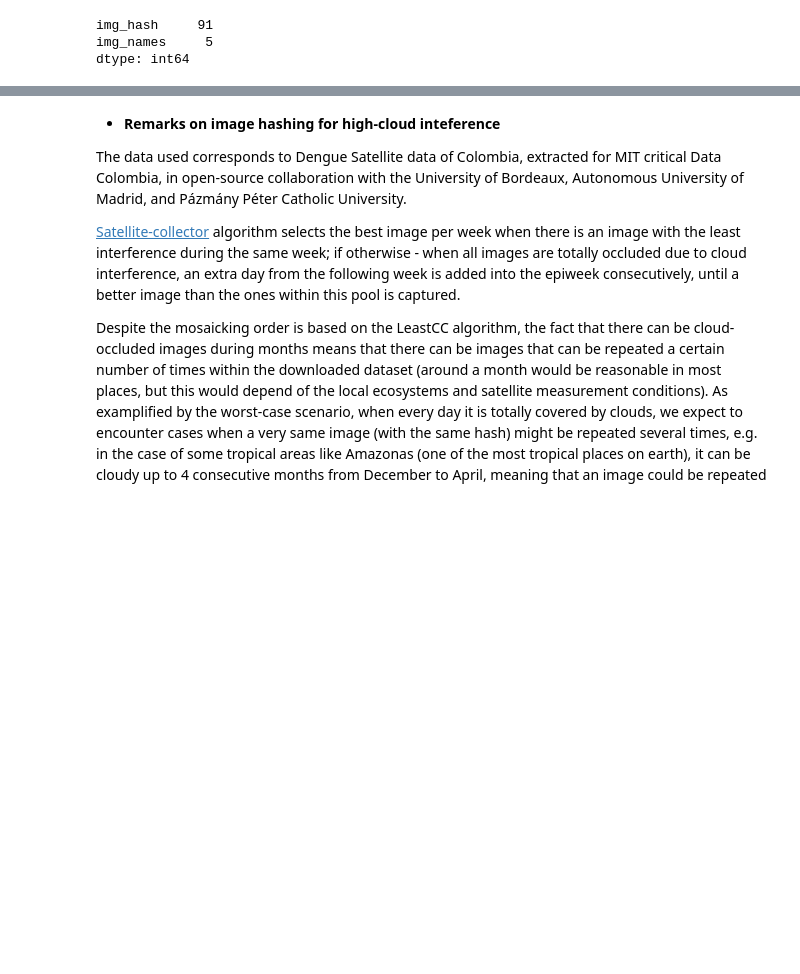
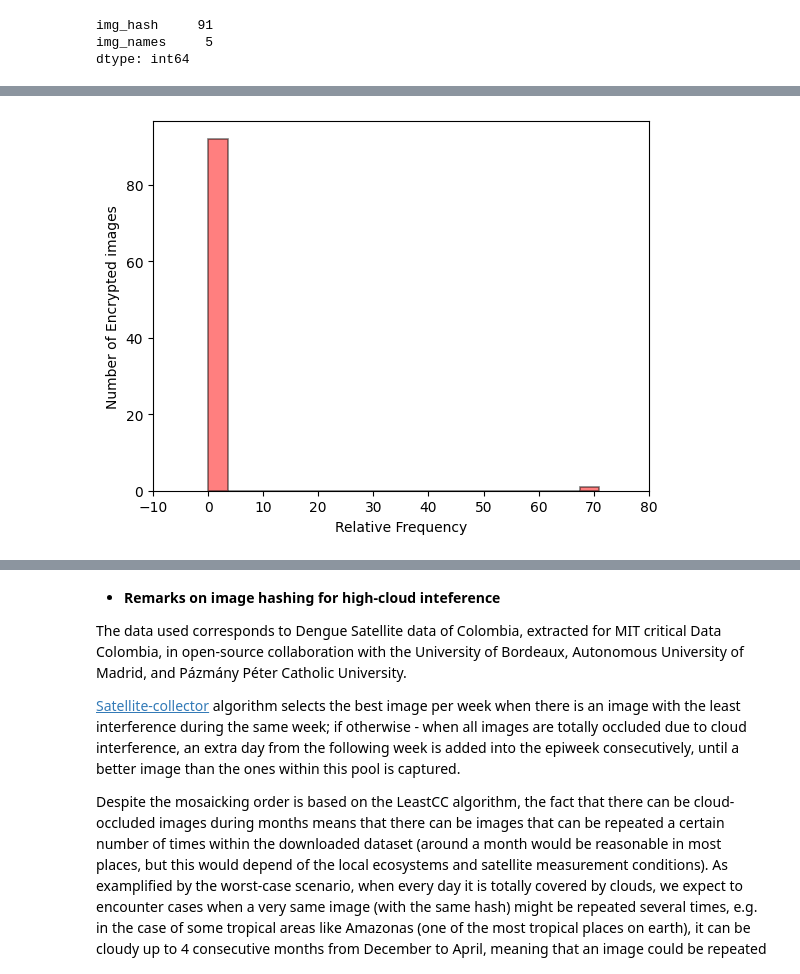
Before and after one commit to sebasmos/satellite.extractor, a Jupyter notebook: notebooks/satellite_images_hashing.ipynb, the cells around one changed output, grey strips where cells are left out. Saved outputs shown, nothing was run; the diff lists cells and outputs as text; code cells hidden in the pictures; blank space fills up the shorter version.

```diff
--- a/notebooks/satellite_images_hashing.ipynb
+++ b/notebooks/satellite_images_hashing.ipynb
@@ -461,0 +529,96 @@ plt.grid(False)
+# %%
+ROOT_DIR = "/home/sebasmos/Desktop/satellite.extractor/notebooks"
+a = 0
+root = "/home/sebasmos/Desktop/DATASETS/test"#Dataset_10_best_cities/Dataset_10_best_cities"
+# %%
+import os
+import matplotlib.pyplot as plt
+import glob
+import copy
+import shutil
+import random
+import cv2
+from skimage import io
+from skimage.transform import rescale, resize
+import skimage.exposure
+import numpy as np
+from PIL import Image
+import time
+from imutils import paths
+import argparse
+import time
+import sys
+%matplotlib inline
+import pandas as pd
+
+viz = os.path.join(ROOT_DIR, "data")
+os.makedirs(viz, exist_ok=True)
+
+def hash_difference(image, hashSize=8):
+	resized = cv2.resize(image, (hashSize + 1, hashSize))
+	diff = resized[:, 1:] > resized[:, :-1]
+	return sum([2 ** i for (i, v) in enumerate(diff.flatten()) if v])
+
+def read_tiff(img_path, image_size, resize_ratio=None, resizing = True, normalize=True, printing=True):
+  img = io.imread(img_path)
+  img_F =img.copy()
+  if resize_ratio:
+    img_F = rescale(img, resize_ratio, anti_aliasing=True)
+  if resizing:
+    img_F = resize(img_F, (image_size, image_size), anti_aliasing=True)
+
+  path_img = os.path.basename(img_path)
+  if normalize:
+    CHANNELS = range(12)
+    img_F = np.dstack([
+        skimage.exposure.rescale_intensity(img_F[:,:,c], out_range=(0, 1))
+        for c in CHANNELS])
+  if printing:
+    print(f"(origin shape: {path_img}: {img.shape} -> rescale: {str(img_F.shape)}) - Range -> [{img_F.min(), img_F.max()}]")
+  return img_F
+
+for city in os.listdir(root):
+        start_time = time.time()
+        list_images = []
+        images_path = os.path.join(root, city)
+        print(f'{city} : {len(os.listdir(images_path))} images '.center(60,"-"))
+        for img_path in os.listdir(images_path):
+            path = os.path.join(root, city, img_path)
+            #print("Processing image ", os.path.join(root, city, img_path))
+            img = read_tiff(path, 750, resize_ratio=(0.1,0.1,1), resizing = False, normalize=False, printing=True)
+            list_images.append(img)
+        m = np.array(list_images)
+        print(np.array(list_images).shape)
+        dict_hash = []
+        for img in m:
+            imageHash = hash_difference(img)
+            dict_hash.append(imageHash)
+        data = {"img_hash": dict_hash,"img_names": os.listdir(images_path) }
+        df = pd.DataFrame(data = data)
+        num_img_per_hash = df.groupby("img_hash").size().sort_values(ascending = False).reset_index(name = "img_names")
+        num_img_per_hash.img_names = num_img_per_hash.img_names - 1 # Axis starts from 0
+        ax = plt.figure()
+        num_img_per_hash.hist("img_names",
+                              bins = 20,
+                              orientation = "vertical",
+                              color='#FF0000',
+                              edgecolor='black',
+                              linewidth=1.2,
+                              alpha=0.5,
+                              align="left")
+        plt.xlabel("Relative Frequency")
+        plt.ylabel("Number of Encrypted images")
+        plt.title('')
+        plt.xlim(-0.5, num_img_per_hash.img_names[0]+0.5)
+        plt.grid(False)
+
+        # -------
+        # make the y ticks integers, not floats
+        xint = []
+        locs, labels = plt.xticks()
+        for each in locs:
+            xint.append(int(each))
+        plt.xticks(xint)
+        # -------
+        plt.savefig(f'{viz}/{city}.png', transparent=True)
+# %% [output]
@@ -461,0 +728 @@ plt.grid(False)
+[figure, added]
```
Also changed, not shown: parts of 23 cells of this notebook, 2 other files.
